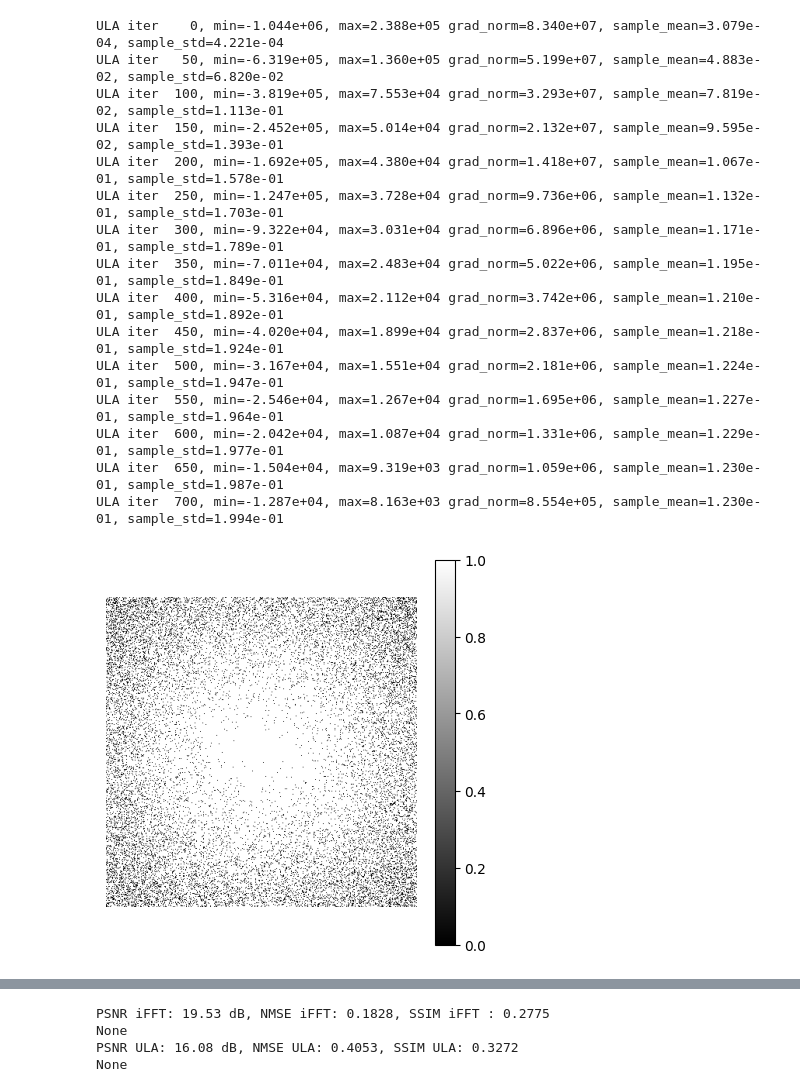
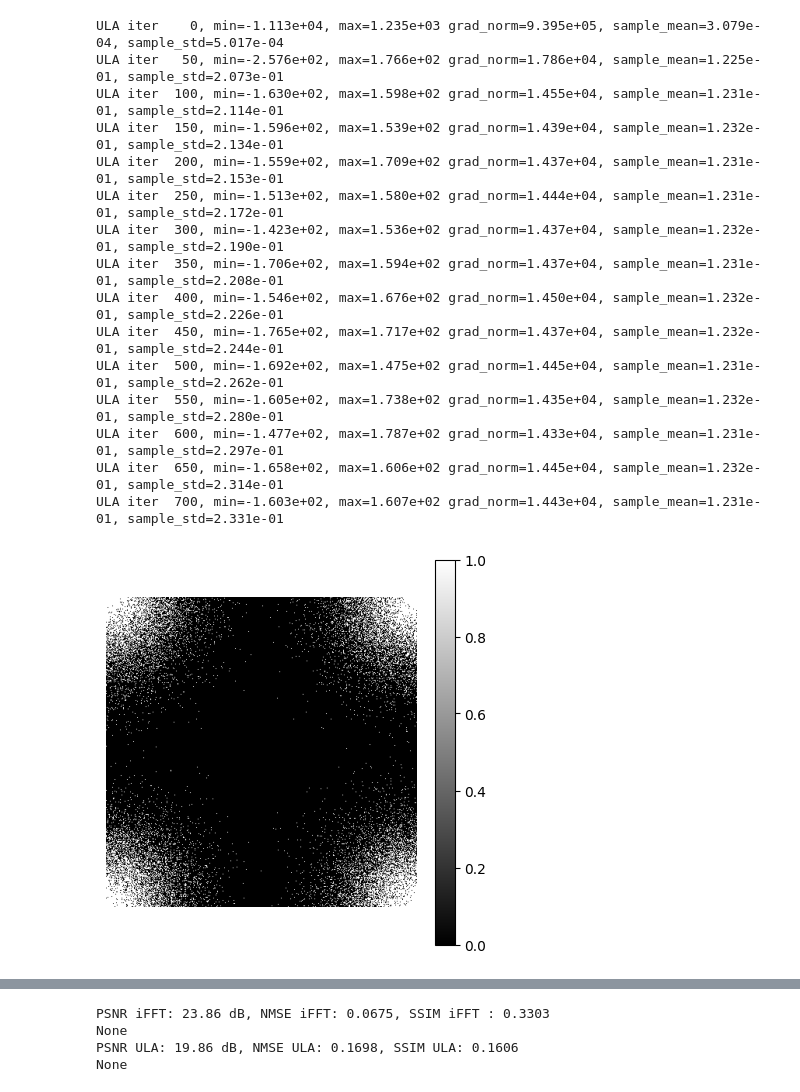
Before and after one commit to jkostaa/bachelor-thesis, a Jupyter notebook: notebooks/shepp_logan_test.ipynb, the cells around one changed output, grey strips where cells are left out. Saved outputs shown, nothing was run; the diff lists cells and outputs as text; code cells hidden in the pictures.

Commit message:
mask fftshift fixed

```diff
--- a/notebooks/shepp_logan_test.ipynb
+++ b/notebooks/shepp_logan_test.ipynb
@@ -26,18 +26,19 @@ bernoulli_mask = BernoulliMask(0.88, seed=30).generate(shepp_logan.shape)
 centered_bernoulli_mask = CenteredBernoulliMask(0.5, 0.15, seed=30).generate(
     shepp_logan.shape
 )
-vd_mask = VariableDensityMask('gaussian', 1.15, seed=30).generate(shepp_logan.shape)
+vd_mask = VariableDensityMask('gaussian', 0.2, seed=30).generate(shepp_logan.shape) # default used decay_param=0.3 - 0.5
 pseudorand_mask = PseudoRandomColumnMask(shepp_logan.shape, 2, 1, seed=30).get_mask()
 radial_mask = RadialMask(shepp_logan.shape, 60, 0.12).generate()
 
 # the 'actual' measurement
-y = vd_mask * np.fft.fft2(shepp_logan, norm='ortho')
+vd_mask_shift_corrected = np.fft.fftshift(vd_mask)
+y= vd_mask_shift_corrected * np.fft.fft2(shepp_logan, norm='ortho')
 # y_norm = y / np.max(np.abs(y))
 
 # init the MAP and MMSE
-map_estimator = MAPEstimator(vd_mask, 0.1, 0.1, 1e-2, 1e-2, 300)
-ula_estimator = MMSEEstimatorULA(vd_mask, 0.001, 0.1, 5e-2, 1e-8, 350, 2, 200)
-mala_estimator = MMSEEstimatorMALA(vd_mask, 0.005, 20*0.1, 1e-2, 1e-4, 350, 2, 200) # used previously (0.005, 20*0.1, 1e-2, 1e-4, 350, 2, 200)
+map_estimator = MAPEstimator(vd_mask_shift_corrected, 0.1, 0.1, 1e-2, 1e-2, 300)
+ula_estimator = MMSEEstimatorULA(vd_mask_shift_corrected, 0.01, 0.1, 5e-2, 1e-5, 350, 2, 200)
+mala_estimator = MMSEEstimatorMALA(vd_mask_shift_corrected, 0.005, 20*0.1, 1e-2, 1e-4, 350, 2, 200) # used previously (0.005, 20*0.1, 1e-2, 1e-4, 350, 2, 200)
 
 # map_reconstruct = map_estimator.subgradient_descent(y)
 
@@ -49,7 +50,7 @@ ula_mmse = ula_estimator.compute_mmse_estimate(samples)
 
 # plot mask
 plt.figure(figsize=(5, 5))
-plt.imshow(vd_mask, cmap='gray', vmin=0, vmax=1)
+plt.imshow(vd_mask_shift_corrected, cmap='gray', vmin=0, vmax=1)
 #plt.title('Pseudo random (Gaussian 1D)')
 plt.colorbar()
 plt.axis('off')
@@ -59,7 +60,7 @@ plt.title("Original image")
 plt.imshow(shepp_logan, cmap="gray")
 plt.colorbar()
 plt.show()
-#plt.subplot(1, 3, 2)
+# plt.subplot(1, 3, 2)
 # plt.title("MAP Reconstructed image")
 # plt.imshow(np.abs(map_reconstruct) / np.abs(map_reconstruct.max()), cmap="gray")
 # plt.colorbar()
@@ -127,49 +128,47 @@ ssim_ula = ssim(ula_mmse.real, shepp_logan)
 print(print(f"PSNR ULA: {psnr_ula:.2f} dB, NMSE ULA: {nmse_ula:.4f}, SSIM ULA: {ssim_ula:.4f}"))
 
 # psnr_mala = psnr(mala_mmse.real, shepp_logan)
 # nmse_mala = nmse(mala_mmse.real, shepp_logan)
 # ssim_mala = ssim(mala_mmse.real, shepp_logan)
 # print(print(f"PSNR MALA: {psnr_mala:.2f} dB, NMSE MALA: {nmse_mala:.4f}, SSIM MALA: {ssim_mala:.4f}"))
 
 # print(shepp_logan.min(), shepp_logan.max())
 # print(np.abs(np.fft.ifft2(y, norm='ortho')).min(), np.abs(np.fft.ifft2(y, norm='ortho')).max())
 # print(np.abs(map_reconstruct).min(), np.abs(map_reconstruct).max())
 
 
-
-
 # # loss
 # plt.plot(map_estimator.loss_history)
 # plt.title("Loss over iterations")
 # plt.xlabel("Iteration")
 # plt.ylabel("Loss")
 # plt.grid(True)
 # plt.yscale('log')
 # plt.show()
 
 # # gradient
 # plt.plot(map_estimator.grad_norm_history)
 # plt.title("Gradient norm over iterations")
 # plt.xlabel("Iteration")
 # plt.ylabel("Gradient norm")
 # plt.grid(True)
 # #plt.yscale('log')
 # plt.show()
 # %% [output]
-ULA iter    0, min=-1.044e+06, max=2.388e+05 grad_norm=8.340e+07, sample_mean=3.079e-04, sample_std=4.221e-04
-ULA iter   50, min=-6.319e+05, max=1.360e+05 grad_norm=5.199e+07, sample_mean=4.883e-02, sample_std=6.820e-02
-ULA iter  100, min=-3.819e+05, max=7.553e+04 grad_norm=3.293e+07, sample_mean=7.819e-02, sample_std=1.113e-01
-ULA iter  150, min=-2.452e+05, max=5.014e+04 grad_norm=2.132e+07, sample_mean=9.595e-02, sample_std=1.393e-01
-ULA iter  200, min=-1.692e+05, max=4.380e+04 grad_norm=1.418e+07, sample_mean=1.067e-01, sample_std=1.578e-01
-ULA iter  250, min=-1.247e+05, max=3.728e+04 grad_norm=9.736e+06, sample_mean=1.132e-01, sample_std=1.703e-01
-ULA iter  300, min=-9.322e+04, max=3.031e+04 grad_norm=6.896e+06, sample_mean=1.171e-01, sample_std=1.789e-01
-ULA iter  350, min=-7.011e+04, max=2.483e+04 grad_norm=5.022e+06, sample_mean=1.195e-01, sample_std=1.849e-01
-ULA iter  400, min=-5.316e+04, max=2.112e+04 grad_norm=3.742e+06, sample_mean=1.210e-01, sample_std=1.892e-01
-ULA iter  450, min=-4.020e+04, max=1.899e+04 grad_norm=2.837e+06, sample_mean=1.218e-01, sample_std=1.924e-01
-ULA iter  500, min=-3.167e+04, max=1.551e+04 grad_norm=2.181e+06, sample_mean=1.224e-01, sample_std=1.947e-01
-ULA iter  550, min=-2.546e+04, max=1.267e+04 grad_norm=1.695e+06, sample_mean=1.227e-01, sample_std=1.964e-01
-ULA iter  600, min=-2.042e+04, max=1.087e+04 grad_norm=1.331e+06, sample_mean=1.229e-01, sample_std=1.977e-01
-ULA iter  650, min=-1.504e+04, max=9.319e+03 grad_norm=1.059e+06, sample_mean=1.230e-01, sample_std=1.987e-01
-ULA iter  700, min=-1.287e+04, max=8.163e+03 grad_norm=8.554e+05, sample_mean=1.230e-01, sample_std=1.994e-01
+ULA iter    0, min=-1.113e+04, max=1.235e+03 grad_norm=9.395e+05, sample_mean=3.079e-04, sample_std=5.017e-04
+ULA iter   50, min=-2.576e+02, max=1.766e+02 grad_norm=1.786e+04, sample_mean=1.225e-01, sample_std=2.073e-01
+ULA iter  100, min=-1.630e+02, max=1.598e+02 grad_norm=1.455e+04, sample_mean=1.231e-01, sample_std=2.114e-01
+ULA iter  150, min=-1.596e+02, max=1.539e+02 grad_norm=1.439e+04, sample_mean=1.232e-01, sample_std=2.134e-01
+ULA iter  200, min=-1.559e+02, max=1.709e+02 grad_norm=1.437e+04, sample_mean=1.231e-01, sample_std=2.153e-01
+ULA iter  250, min=-1.513e+02, max=1.580e+02 grad_norm=1.444e+04, sample_mean=1.231e-01, sample_std=2.172e-01
+ULA iter  300, min=-1.423e+02, max=1.536e+02 grad_norm=1.437e+04, sample_mean=1.232e-01, sample_std=2.190e-01
+ULA iter  350, min=-1.706e+02, max=1.594e+02 grad_norm=1.437e+04, sample_mean=1.231e-01, sample_std=2.208e-01
+ULA iter  400, min=-1.546e+02, max=1.676e+02 grad_norm=1.450e+04, sample_mean=1.232e-01, sample_std=2.226e-01
+ULA iter  450, min=-1.765e+02, max=1.717e+02 grad_norm=1.437e+04, sample_mean=1.232e-01, sample_std=2.244e-01
+ULA iter  500, min=-1.692e+02, max=1.475e+02 grad_norm=1.445e+04, sample_mean=1.231e-01, sample_std=2.262e-01
+ULA iter  550, min=-1.605e+02, max=1.738e+02 grad_norm=1.435e+04, sample_mean=1.232e-01, sample_std=2.280e-01
+ULA iter  600, min=-1.477e+02, max=1.787e+02 grad_norm=1.433e+04, sample_mean=1.231e-01, sample_std=2.297e-01
+ULA iter  650, min=-1.658e+02, max=1.606e+02 grad_norm=1.445e+04, sample_mean=1.232e-01, sample_std=2.314e-01
+ULA iter  700, min=-1.603e+02, max=1.607e+02 grad_norm=1.443e+04, sample_mean=1.231e-01, sample_std=2.331e-01
-[figure, old version]
+[figure, new version]
 [figure]
@@ -180,4 +179,4 @@ ULA iter  700, min=-1.287e+04, max=8.163e+03 grad_norm=8.554e+05, sample_mean=1.
-PSNR iFFT: 19.53 dB, NMSE iFFT: 0.1828, SSIM iFFT : 0.2775
+PSNR iFFT: 23.86 dB, NMSE iFFT: 0.0675, SSIM iFFT : 0.3303
 None
-PSNR ULA: 16.08 dB, NMSE ULA: 0.4053, SSIM ULA: 0.3272
+PSNR ULA: 19.86 dB, NMSE ULA: 0.1698, SSIM ULA: 0.1606
 None
```
Also changed, not shown: parts of 1 cell of this notebook, 2 other files.
